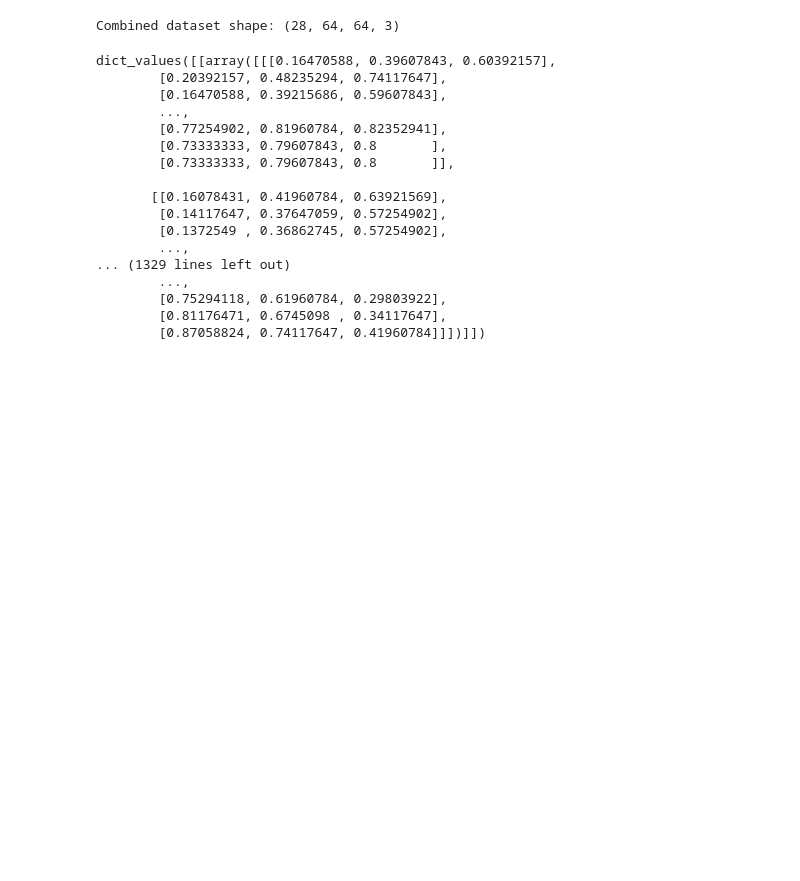
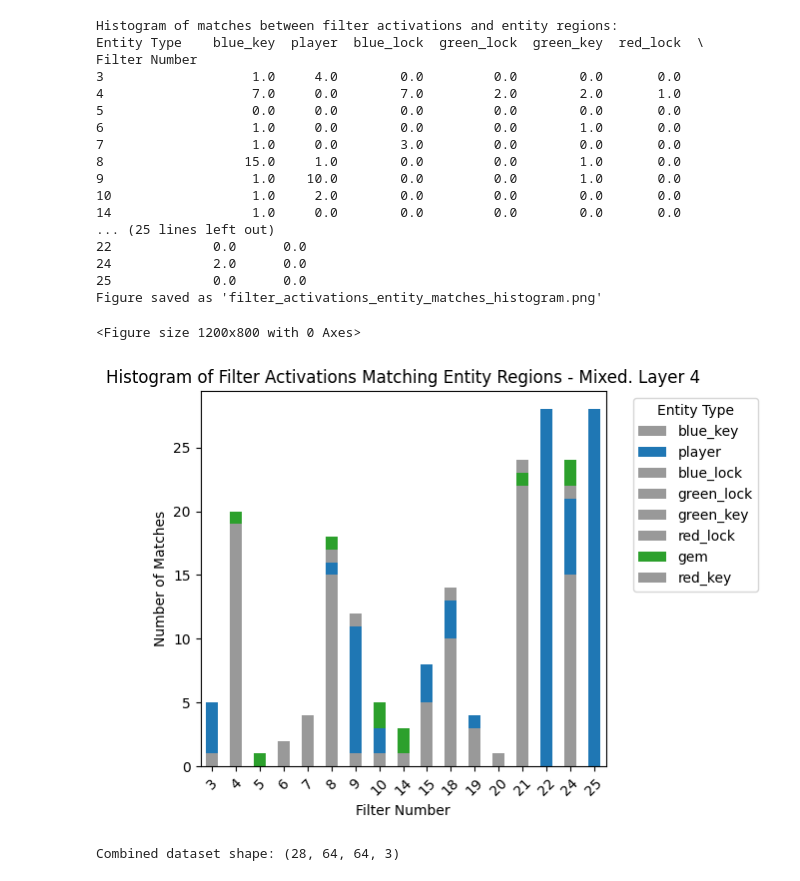
Before and after one commit to BenSturgeon/ai-safety-camp-2024-model-agents, a Jupyter notebook: notebooks/heist_model_activation_insights.ipynb, the cells around one changed output. Cells and saved outputs as stored; diff of their text form; code cells hidden in the pictures; blank space fills up the shorter version.

Commit message:
made changes to activation insights notebook

```diff
--- a/notebooks/heist_model_activation_insights.ipynb
+++ b/notebooks/heist_model_activation_insights.ipynb
@@ -126,23 +96,26 @@ def get_entity_regions(state):
     # Initialize 9x9 grid
     grid = [[[] for _ in range(9)] for _ in range(9)]
 
+    ENTITY_COLORS = {
+        0: "blue",
+        1: "green",
+        2: "red"
+    }
+
     for entity in entities:
         entity_type = entity["image_type"].val
         x = entity["x"].val
         y = entity["y"].val
+        color_id = entity["image_theme"].val
+        color = ENTITY_COLORS.get(color_id, "unknown")
 
         # Map image_type values to entity names
         entity_name = {
             9: "gem",
-            2: "key",
-            2: "key",
-            2: "key",
-            1: "lock",
-            1: "lock",
-            1: "lock",
+            2: f"{color}_key",
+            1: f"{color}_lock",
             0: "player",
             51: "wall"
-
         }.get(entity_type, f"unknown_{entity_type}")
 
         region_info = identify_entity_region((x, y))
@@ -152,7 +125,8 @@ def get_entity_regions(state):
 
         entity_regions[entity_name].append({
             'position': (x, y),
-            'region': region_info
+            'region': region_info,
+            'color': color if entity_name in ['blue_key', 'green_key', 'red_key', 'blue_lock', 'green_lock', 'red_lock'] else None
         })
 
         # Add entity to the corresponding cell in the 9x9 grid
@@ -162,6 +136,8 @@ def get_entity_regions(state):
 
 # Example usage:
 # Assuming you have a state object from heist.py
+model = helpers.load_interpretable_model(model_path="../model_interpretable.pt")
+venv = heist.create_venv(1,0,1000000)
 state = heist.state_from_venv(venv, 0)
 entity_regions, grid = get_entity_regions(state)
 
@@ -173,6 +149,8 @@ for entity_type, entities in entity_regions.items():
         print(f"Region Row: {entity['region']['region_row']}")
         print(f"Region Column: {entity['region']['region_col']}")
         print(f"Position: {entity['position']}")
+        if entity['color']:
+            print(f"Color: {entity['color']}")
         print("---")
 print("Entity Regions:", entity_regions)
 print("9x9 Grid:")
@@ -198,0 +177,5 @@ Position: (1.5235307216644287, 6.422500133514404)
+# %%
+entities = state.state_vals["ents"]
+for entity in entities:
+    if entity["image_type"].val == 2:
+        print(entity)
@@ -272,7 +262,7 @@ def match_activations_with_entities(filter_results, entity_regions):
 
 venv = heist.create_venv(1,random.randint(0,10000),1)
 observation = venv.reset()
-observation = torch.tensor(observation, dtype=torch.float32).unsqueeze(0)
+# observation = torch.tensor(observation, dtype=torch.float32).unsqueeze(0)
 
 model_activations = helpers.ModelActivations(model)
 
@@ -370,36 +352,58 @@ Figure saved as 'filter_activations_entity_matches_histogram.png'
 
 
 
 import pandas as pd
 from collections import defaultdict
 
 num_iterations = 1000
 match_histogram = defaultdict(lambda: defaultdict(int))
 
-
+model = helpers.load_interpretable_model(model_path="../model_interpretable.pt")
 classified_dataset = heist.create_classified_dataset(num_samples_per_category=4, num_levels=0)
 # Combine examples from all categories into one big list
 combined_dataset = []
 
 for category, examples in classified_dataset.items():
     combined_dataset.extend(examples)
 
-
+layer_number = 4
 for sample in combined_dataset:
     venv = heist.create_venv(1, random.randint(0, 10000), 1)
     observation = venv.reset()
 
     model_activations = helpers.ModelActivations(model)
     output1, normal_activations = model_activations.run_with_cache(helpers.observation_to_rgb(observation), layers.values())
 
-    filter_results = analyze_all_filters(normal_activations)
+    filter_results = analyze_all_filters(normal_activations, layer_number)
     state = heist.state_from_venv(venv, 0)
     entity_regions, _ = get_entity_regions(state)
 
     matches = match_activations_with_entities(filter_results, entity_regions)
 
     for match in matches:
         match_histogram[match['filter_number']][match['entity_type']] += 1
+
+plot_filter_activation_matches(match_histogram, layer_number)
+# %% [output]
+Histogram of matches between filter activations and entity regions:
+Entity Type    blue_key  player  blue_lock  green_lock  green_key  red_lock  \
+Filter Number
+3                   1.0     4.0        0.0         0.0        0.0       0.0
+4                   7.0     0.0        7.0         2.0        2.0       1.0
+5                   0.0     0.0        0.0         0.0        0.0       0.0
+6                   1.0     0.0        0.0         0.0        1.0       0.0
+7                   1.0     0.0        3.0         0.0        0.0       0.0
+8                  15.0     1.0        0.0         0.0        1.0       0.0
+9                   1.0    10.0        0.0         0.0        1.0       0.0
+10                  1.0     2.0        0.0         0.0        0.0       0.0
+14                  1.0     0.0        0.0         0.0        0.0       0.0
+... (25 lines left out)
+22             0.0      0.0
+24             2.0      0.0
+25             0.0      0.0
+Figure saved as 'filter_activations_entity_matches_histogram.png'
+<Figure size 1200x800 with 0 Axes>
+[figure, added]
 # %%
 classified_dataset = heist.create_classified_dataset(num_samples_per_category=4, num_levels=0)
 # Combine examples from all categories into one big list
@@ -412,23 +416,3 @@ for category, examples in classified_dataset.items():
 print(f"Combined dataset shape: {np.array(combined_dataset).shape}")
 # %% [output]
 Combined dataset shape: (28, 64, 64, 3)
-# %%
-print(classified_dataset.values())
-# %% [output]
-dict_values([[array([[[0.16470588, 0.39607843, 0.60392157],
-        [0.20392157, 0.48235294, 0.74117647],
-        [0.16470588, 0.39215686, 0.59607843],
-        ...,
-        [0.77254902, 0.81960784, 0.82352941],
-        [0.73333333, 0.79607843, 0.8       ],
-        [0.73333333, 0.79607843, 0.8       ]],
-
-       [[0.16078431, 0.41960784, 0.63921569],
-        [0.14117647, 0.37647059, 0.57254902],
-        [0.1372549 , 0.36862745, 0.57254902],
-        ...,
-... (1329 lines left out)
-        ...,
-        [0.75294118, 0.61960784, 0.29803922],
-        [0.81176471, 0.6745098 , 0.34117647],
-        [0.87058824, 0.74117647, 0.41960784]]])]])
```
Also changed, not shown: parts of 8 cells of this notebook, 1 other file.
